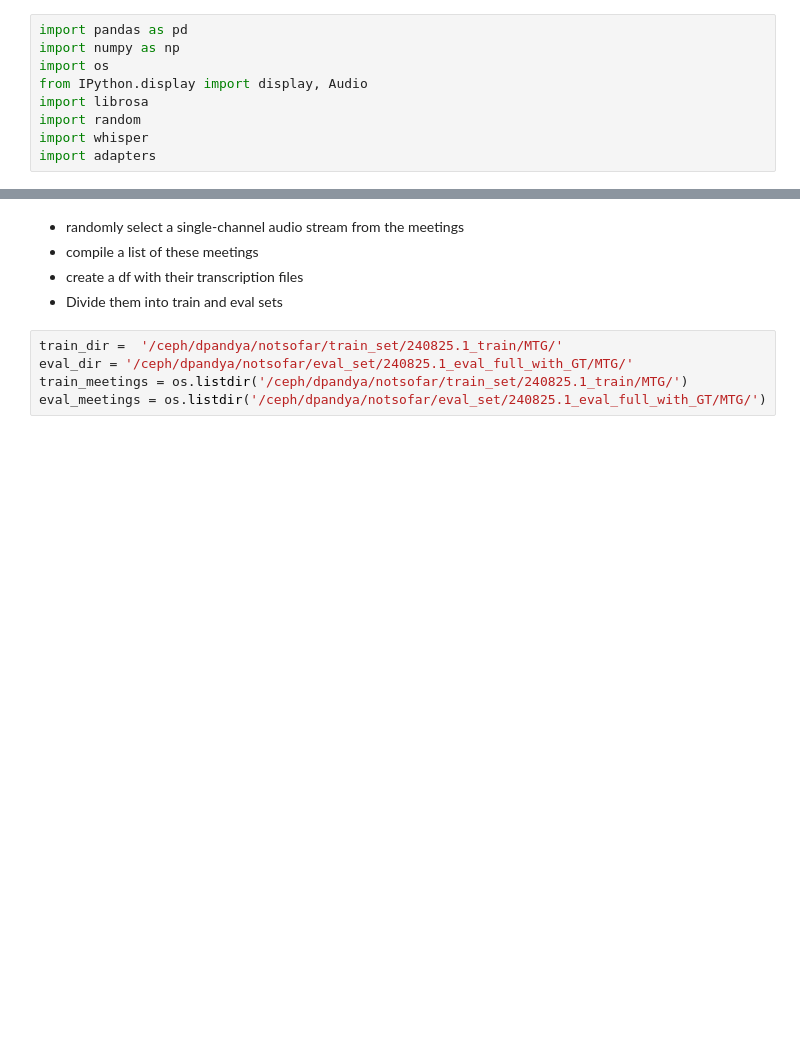
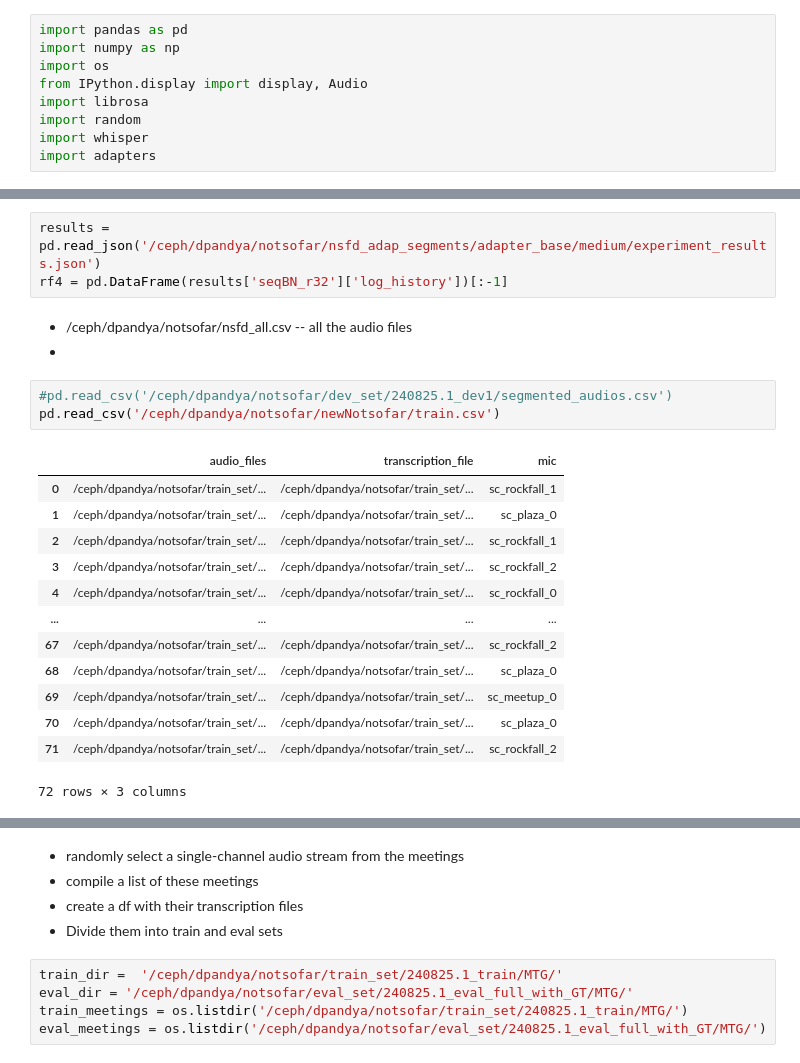
Before and after one commit to darshitttt/nr_adapters, a Jupyter notebook: scrap.ipynb, the cells around one changed output, grey strips where cells are left out. Saved outputs shown, nothing was run; the diff lists cells and outputs as text; blank space fills up the shorter version.

```diff
--- a/scrap.ipynb
+++ b/scrap.ipynb
@@ -9,0 +126,23 @@ import adapters
+# %%
+results = pd.read_json('/ceph/dpandya/notsofar/nsfd_adap_segments/adapter_base/medium/experiment_results.json')
+rf4 = pd.DataFrame(results['seqBN_r32']['log_history'])[:-1]
+# %% [markdown]
+- /ceph/dpandya/notsofar/nsfd_all.csv -- all the audio files
+-
+# %%
+#pd.read_csv('/ceph/dpandya/notsofar/dev_set/240825.1_dev1/segmented_audios.csv')
+pd.read_csv('/ceph/dpandya/notsofar/newNotsofar/train.csv')
+# %% [output]
+|  | audio_files | transcription_file | mic |
+| 0 | /ceph/dpandya/notsofar/train_set/... | /ceph/dpandya/notsofar/train_set/... | sc_rockfall_1 |
+| 1 | /ceph/dpandya/notsofar/train_set/... | /ceph/dpandya/notsofar/train_set/... | sc_plaza_0 |
+| 2 | /ceph/dpandya/notsofar/train_set/... | /ceph/dpandya/notsofar/train_set/... | sc_rockfall_1 |
+| 3 | /ceph/dpandya/notsofar/train_set/... | /ceph/dpandya/notsofar/train_set/... | sc_rockfall_2 |
+| 4 | /ceph/dpandya/notsofar/train_set/... | /ceph/dpandya/notsofar/train_set/... | sc_rockfall_0 |
+| ... | ... | ... | ... |
+| 67 | /ceph/dpandya/notsofar/train_set/... | /ceph/dpandya/notsofar/train_set/... | sc_rockfall_2 |
+| 68 | /ceph/dpandya/notsofar/train_set/... | /ceph/dpandya/notsofar/train_set/... | sc_plaza_0 |
+| 69 | /ceph/dpandya/notsofar/train_set/... | /ceph/dpandya/notsofar/train_set/... | sc_meetup_0 |
+| 70 | /ceph/dpandya/notsofar/train_set/... | /ceph/dpandya/notsofar/train_set/... | sc_plaza_0 |
+| 71 | /ceph/dpandya/notsofar/train_set/... | /ceph/dpandya/notsofar/train_set/... | sc_rockfall_2 |
+72 rows × 3 columns
```
Also changed, not shown: parts of 17 cells of this notebook, 16 other files.
